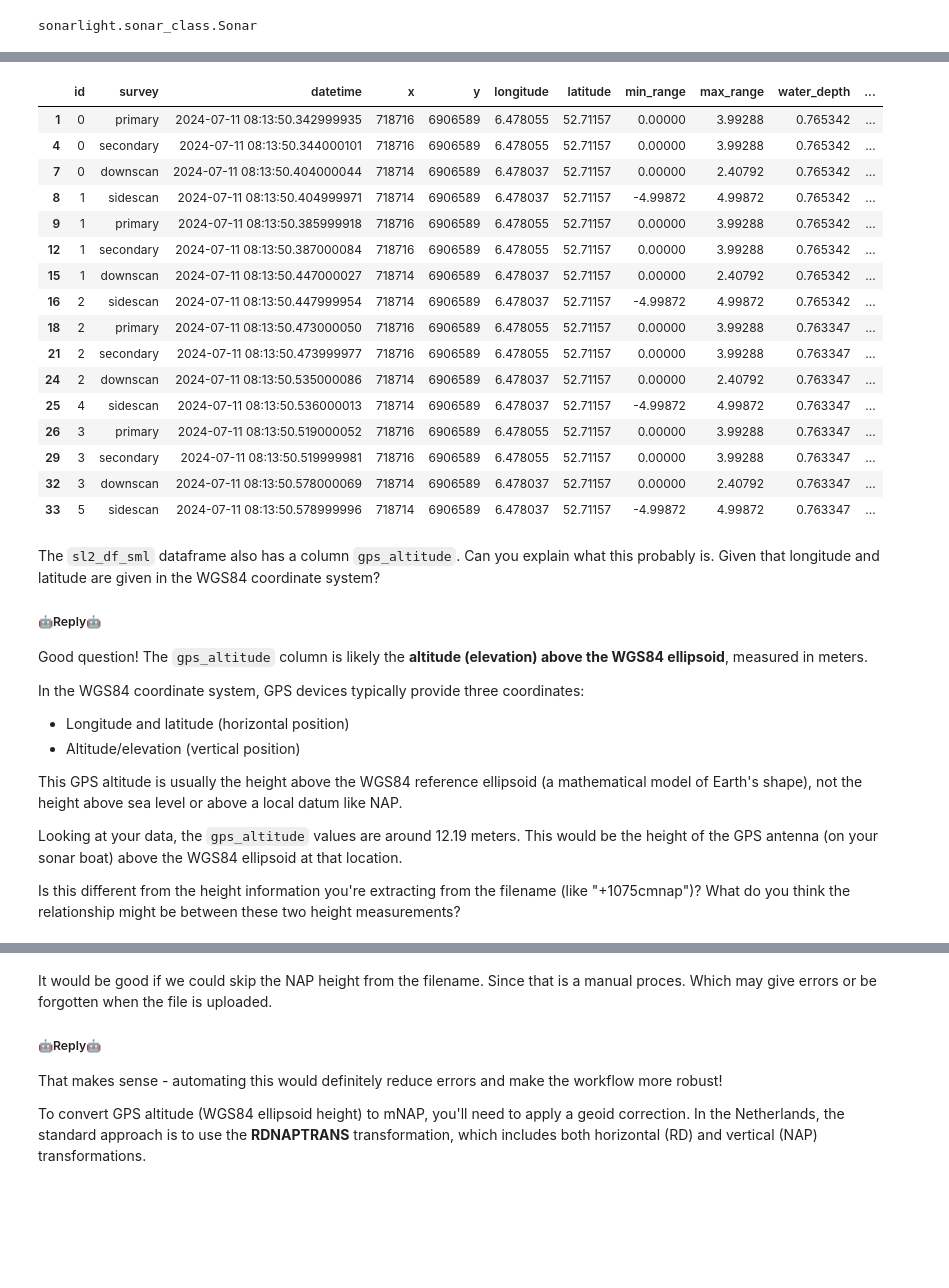
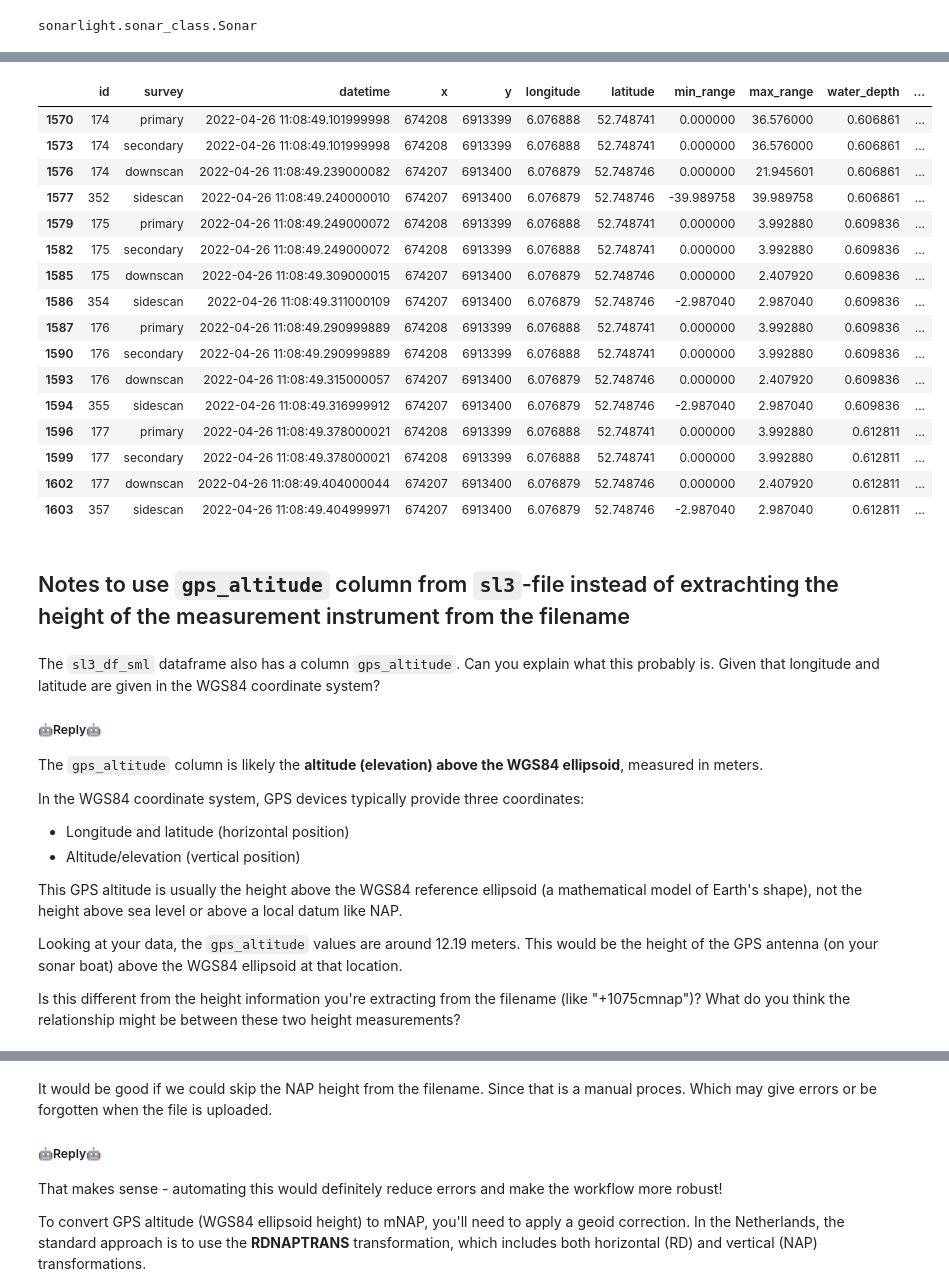
Before and after one commit to Hopsakee/sonar2csv_shape, a Jupyter notebook: nbs/00_core.ipynb, the cells around one changed output, grey strips where cells are left out. Saved outputs shown, nothing was run; the diff lists cells and outputs as text; code cells hidden in the pictures; blank space fills up the shorter version.

```diff
--- a/nbs/00_core.ipynb
+++ b/nbs/00_core.ipynb
@@ -48,4 +55,5 @@ def read_sl(
     )->Sonar:
     return Sonar(str(filepath))
 # %%
-sl2_d = read_sl(sl2_f)
+sl3_d = read_sl(sl3_f)
+sl3_d
@@ -104,30 +85,32 @@ We accomplish that by using the `geopandas` method `.set_crs` and `.to_crs`.
 # %%
-sl2_df_sml = sl2_d.df[0:16]
-sl2_df_sml
+sl3_df_sml = sl3_d.df[0:16]
+sl3_df_sml
 # %% [output]
 |  | id | survey | datetime | x | y | longitude | latitude | min_range | max_range | water_depth | ... |
-| 1 | 0 | primary | 2024-07-11 08:13:50.342999935 | 718716 | 6906589 | 6.478055 | 52.71157 | 0.00000 | 3.99288 | 0.765342 | ... |
-| 4 | 0 | secondary | 2024-07-11 08:13:50.344000101 | 718716 | 6906589 | 6.478055 | 52.71157 | 0.00000 | 3.99288 | 0.765342 | ... |
-| 7 | 0 | downscan | 2024-07-11 08:13:50.404000044 | 718714 | 6906589 | 6.478037 | 52.71157 | 0.00000 | 2.40792 | 0.765342 | ... |
-| 8 | 1 | sidescan | 2024-07-11 08:13:50.404999971 | 718714 | 6906589 | 6.478037 | 52.71157 | -4.99872 | 4.99872 | 0.765342 | ... |
-| 9 | 1 | primary | 2024-07-11 08:13:50.385999918 | 718716 | 6906589 | 6.478055 | 52.71157 | 0.00000 | 3.99288 | 0.765342 | ... |
-| 12 | 1 | secondary | 2024-07-11 08:13:50.387000084 | 718716 | 6906589 | 6.478055 | 52.71157 | 0.00000 | 3.99288 | 0.765342 | ... |
-| 15 | 1 | downscan | 2024-07-11 08:13:50.447000027 | 718714 | 6906589 | 6.478037 | 52.71157 | 0.00000 | 2.40792 | 0.765342 | ... |
-| 16 | 2 | sidescan | 2024-07-11 08:13:50.447999954 | 718714 | 6906589 | 6.478037 | 52.71157 | -4.99872 | 4.99872 | 0.765342 | ... |
-| 18 | 2 | primary | 2024-07-11 08:13:50.473000050 | 718716 | 6906589 | 6.478055 | 52.71157 | 0.00000 | 3.99288 | 0.763347 | ... |
-| 21 | 2 | secondary | 2024-07-11 08:13:50.473999977 | 718716 | 6906589 | 6.478055 | 52.71157 | 0.00000 | 3.99288 | 0.763347 | ... |
-| 24 | 2 | downscan | 2024-07-11 08:13:50.535000086 | 718714 | 6906589 | 6.478037 | 52.71157 | 0.00000 | 2.40792 | 0.763347 | ... |
-| 25 | 4 | sidescan | 2024-07-11 08:13:50.536000013 | 718714 | 6906589 | 6.478037 | 52.71157 | -4.99872 | 4.99872 | 0.763347 | ... |
-| 26 | 3 | primary | 2024-07-11 08:13:50.519000052 | 718716 | 6906589 | 6.478055 | 52.71157 | 0.00000 | 3.99288 | 0.763347 | ... |
-| 29 | 3 | secondary | 2024-07-11 08:13:50.519999981 | 718716 | 6906589 | 6.478055 | 52.71157 | 0.00000 | 3.99288 | 0.763347 | ... |
-| 32 | 3 | downscan | 2024-07-11 08:13:50.578000069 | 718714 | 6906589 | 6.478037 | 52.71157 | 0.00000 | 2.40792 | 0.763347 | ... |
-| 33 | 5 | sidescan | 2024-07-11 08:13:50.578999996 | 718714 | 6906589 | 6.478037 | 52.71157 | -4.99872 | 4.99872 | 0.763347 | ... |
+| 1570 | 174 | primary | 2022-04-26 11:08:49.101999998 | 674208 | 6913399 | 6.076888 | 52.748741 | 0.000000 | 36.576000 | 0.606861 | ... |
+| 1573 | 174 | secondary | 2022-04-26 11:08:49.101999998 | 674208 | 6913399 | 6.076888 | 52.748741 | 0.000000 | 36.576000 | 0.606861 | ... |
+| 1576 | 174 | downscan | 2022-04-26 11:08:49.239000082 | 674207 | 6913400 | 6.076879 | 52.748746 | 0.000000 | 21.945601 | 0.606861 | ... |
+| 1577 | 352 | sidescan | 2022-04-26 11:08:49.240000010 | 674207 | 6913400 | 6.076879 | 52.748746 | -39.989758 | 39.989758 | 0.606861 | ... |
+| 1579 | 175 | primary | 2022-04-26 11:08:49.249000072 | 674208 | 6913399 | 6.076888 | 52.748741 | 0.000000 | 3.992880 | 0.609836 | ... |
+| 1582 | 175 | secondary | 2022-04-26 11:08:49.249000072 | 674208 | 6913399 | 6.076888 | 52.748741 | 0.000000 | 3.992880 | 0.609836 | ... |
+| 1585 | 175 | downscan | 2022-04-26 11:08:49.309000015 | 674207 | 6913400 | 6.076879 | 52.748746 | 0.000000 | 2.407920 | 0.609836 | ... |
+| 1586 | 354 | sidescan | 2022-04-26 11:08:49.311000109 | 674207 | 6913400 | 6.076879 | 52.748746 | -2.987040 | 2.987040 | 0.609836 | ... |
+| 1587 | 176 | primary | 2022-04-26 11:08:49.290999889 | 674208 | 6913399 | 6.076888 | 52.748741 | 0.000000 | 3.992880 | 0.609836 | ... |
+| 1590 | 176 | secondary | 2022-04-26 11:08:49.290999889 | 674208 | 6913399 | 6.076888 | 52.748741 | 0.000000 | 3.992880 | 0.609836 | ... |
+| 1593 | 176 | downscan | 2022-04-26 11:08:49.315000057 | 674207 | 6913400 | 6.076879 | 52.748746 | 0.000000 | 2.407920 | 0.609836 | ... |
+| 1594 | 355 | sidescan | 2022-04-26 11:08:49.316999912 | 674207 | 6913400 | 6.076879 | 52.748746 | -2.987040 | 2.987040 | 0.609836 | ... |
+| 1596 | 177 | primary | 2022-04-26 11:08:49.378000021 | 674208 | 6913399 | 6.076888 | 52.748741 | 0.000000 | 3.992880 | 0.612811 | ... |
+| 1599 | 177 | secondary | 2022-04-26 11:08:49.378000021 | 674208 | 6913399 | 6.076888 | 52.748741 | 0.000000 | 3.992880 | 0.612811 | ... |
+| 1602 | 177 | downscan | 2022-04-26 11:08:49.404000044 | 674207 | 6913400 | 6.076879 | 52.748746 | 0.000000 | 2.407920 | 0.612811 | ... |
+| 1603 | 357 | sidescan | 2022-04-26 11:08:49.404999971 | 674207 | 6913400 | 6.076879 | 52.748746 | -2.987040 | 2.987040 | 0.612811 | ... |
+# %% [markdown]
+## Notes to use `gps_altitude` column from `sl3`-file instead of extrachting the height of the measurement instrument from the filename
 # %% [markdown]
-The `sl2_df_sml` dataframe also has a column `gps_altitude`. Can you explain what this probably is. Given that longitude and latitude are given in the WGS84 coordinate system?
+The `sl3_df_sml` dataframe also has a column `gps_altitude`. Can you explain what this probably is. Given that longitude and latitude are given in the WGS84 coordinate system?
 
 ##### 🤖Reply🤖<!-- SOLVEIT_SEPARATOR_7f3a9b2c -->
 
-Good question! The `gps_altitude` column is likely the **altitude (elevation) above the WGS84 ellipsoid**, measured in meters.
+The `gps_altitude` column is likely the **altitude (elevation) above the WGS84 ellipsoid**, measured in meters.
 
 In the WGS84 coordinate system, GPS devices typically provide three coordinates:
 - Longitude and latitude (horizontal position)
```
Also changed, not shown: parts of 52 cells of this notebook, 4 other files.
